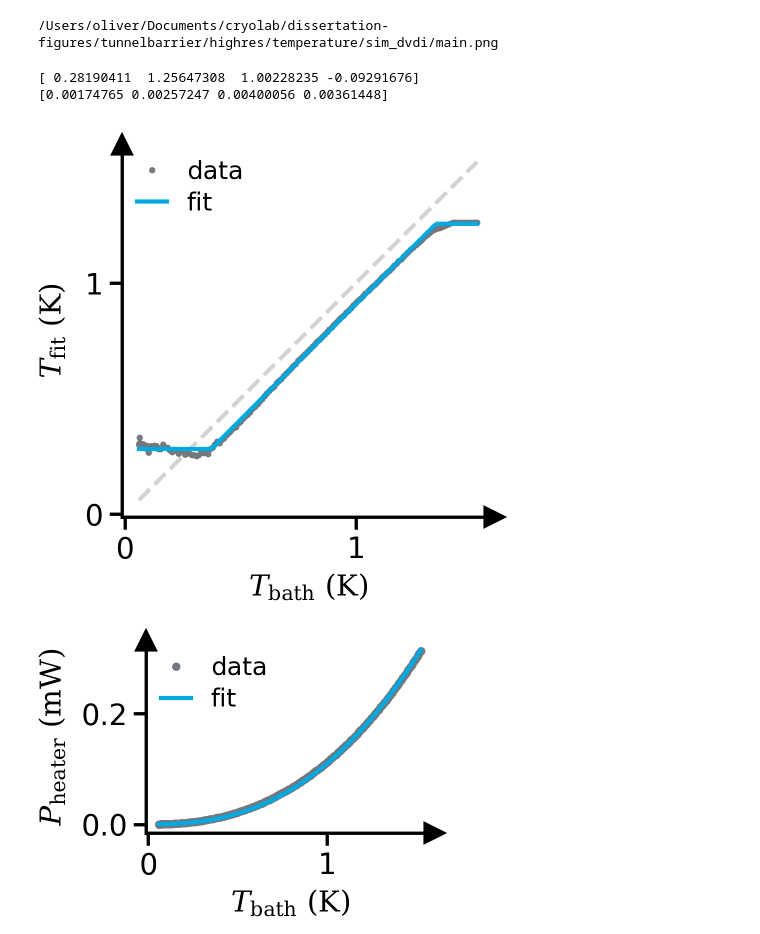
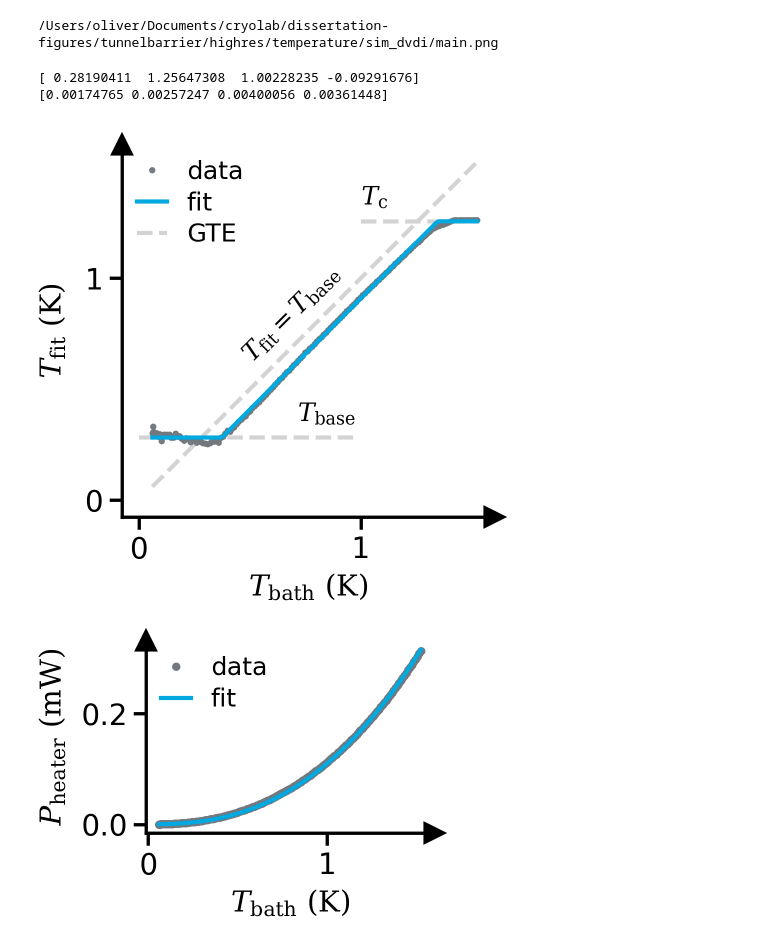
Before and after one commit to schmampf/dissertation-figures, a Jupyter notebook: tunnelbarrier/highres/04_visualization.ipynb, the cells around one changed output. Saved outputs shown, nothing was run; the diff lists cells and outputs as text; code cells hidden in the pictures.

```diff
--- a/tunnelbarrier/highres/04_visualization.ipynb
+++ b/tunnelbarrier/highres/04_visualization.ipynb
@@ -447,34 +447,76 @@ ax.plot(
     "--",
     color="lightgrey",
     zorder=-10,
+    label="GTE",
+)
+ax.text(
+    np.max(Tbath_K) / 2 - 0.075,
+    np.max(Tbath_K) / 2 + 0.075,
+    r"$T_\mathrm{fit}=T_\mathrm{base}$",
+    ha="center",
+    va="center",
+    size=6,
+    rotation=45,
+)
+ax.plot(
+    [1, np.max(Tbath_K)],
+    [popt[1], popt[1]],
+    "--",
+    color="lightgrey",
+    zorder=-10,
+)
+ax.text(
+    1.0,
+    popt[1] + 0.05,
+    r"$T_\mathrm{c}$",
+    ha="left",
+    va="bottom",
+    size=6,
+)
+ax.plot(
+    [0, 0.975],
+    [popt[0], popt[0]],
+    "--",
+    color="lightgrey",
+    zorder=-10,
+)
+ax.text(
+    0.975,
+    popt[0] + 0.05,
+    r"$T_\mathrm{base}$",
+    ha="right",
+    va="bottom",
+    size=6,
 )
 
 ax.legend(
     handlelength=1.2,
     loc="upper left",
     frameon=False,
     fontsize=6,
     title_fontsize=6,
     ncols=1,
     columnspacing=0.8,
     borderpad=0.1,  # reduces padding inside the legend box
     labelspacing=0.3,  # reduces vertical spacing between items
     handletextpad=0.8,  # reduces spacing between line and label
     # bbox_to_anchor=(1.1, 1.1),
 )
 ax.set_xticks([0, 1])
 ax.set_yticks([0, 1])
+xlim = ax.get_xlim()
+ylim = ax.set_ylim(xlim)
 
 xlabel = "$T_\\mathrm{bath}\\ \\mathrm{(K)}$"
 ylabel = "$T_\\mathrm{fit}\\ \\mathrm{(K)}$"
 title = "tunnelbarrier/highres/temperature/fit"
 
 sc.theory_layout(fig, ax, title, xlabel, ylabel)
 plt.show()
 # %% [output]
 [ 0.28190411  1.25647308  1.00228235 -0.09291676]
 [0.00174765 0.00257247 0.00400056 0.00361448]
-[figure, old version]
+[figure, new version]
 # %%
 # # Temperature Study (fit)
 # data = np.load("temperature/eva.npz")
```
Also changed, not shown: 1 other file.
